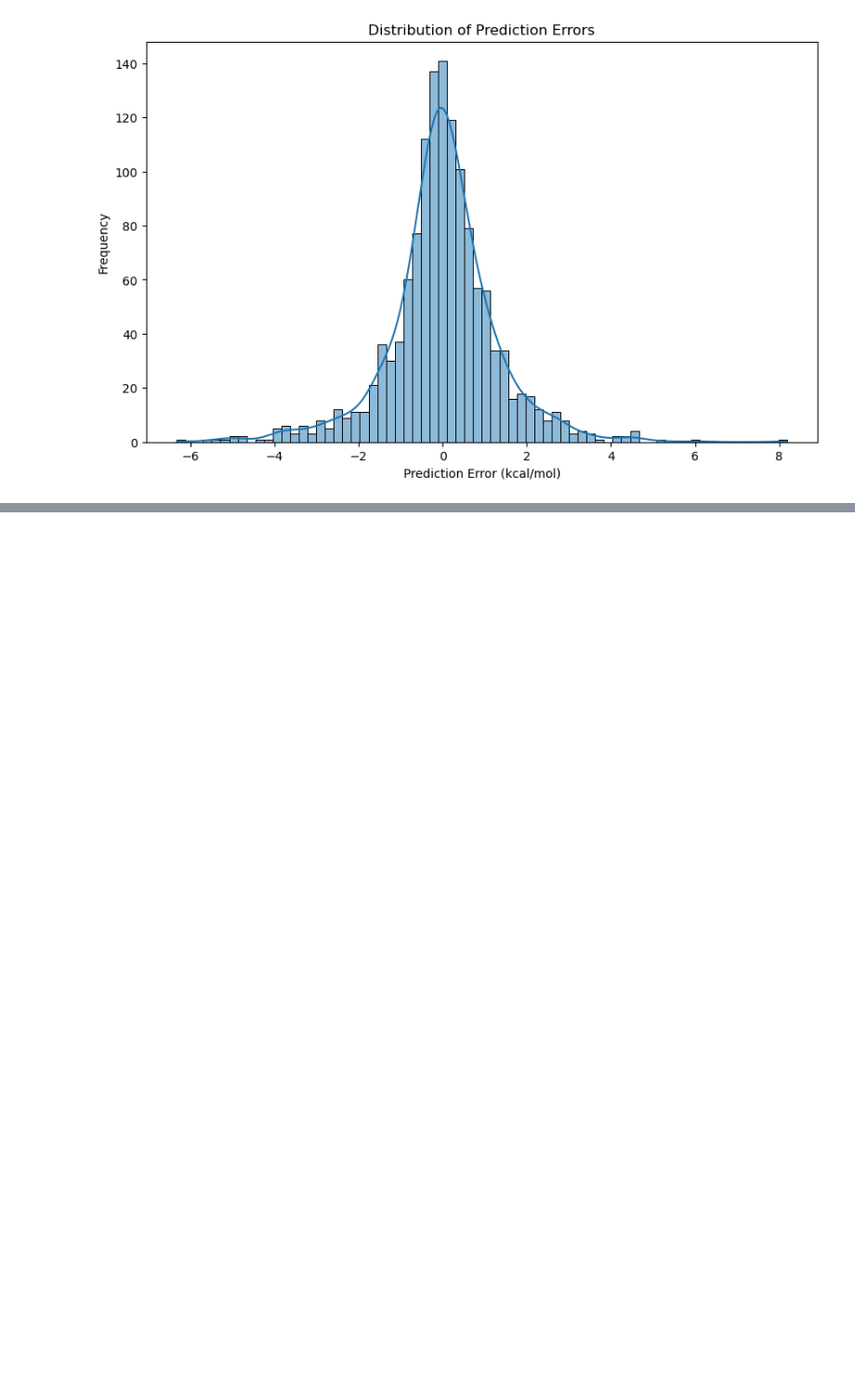
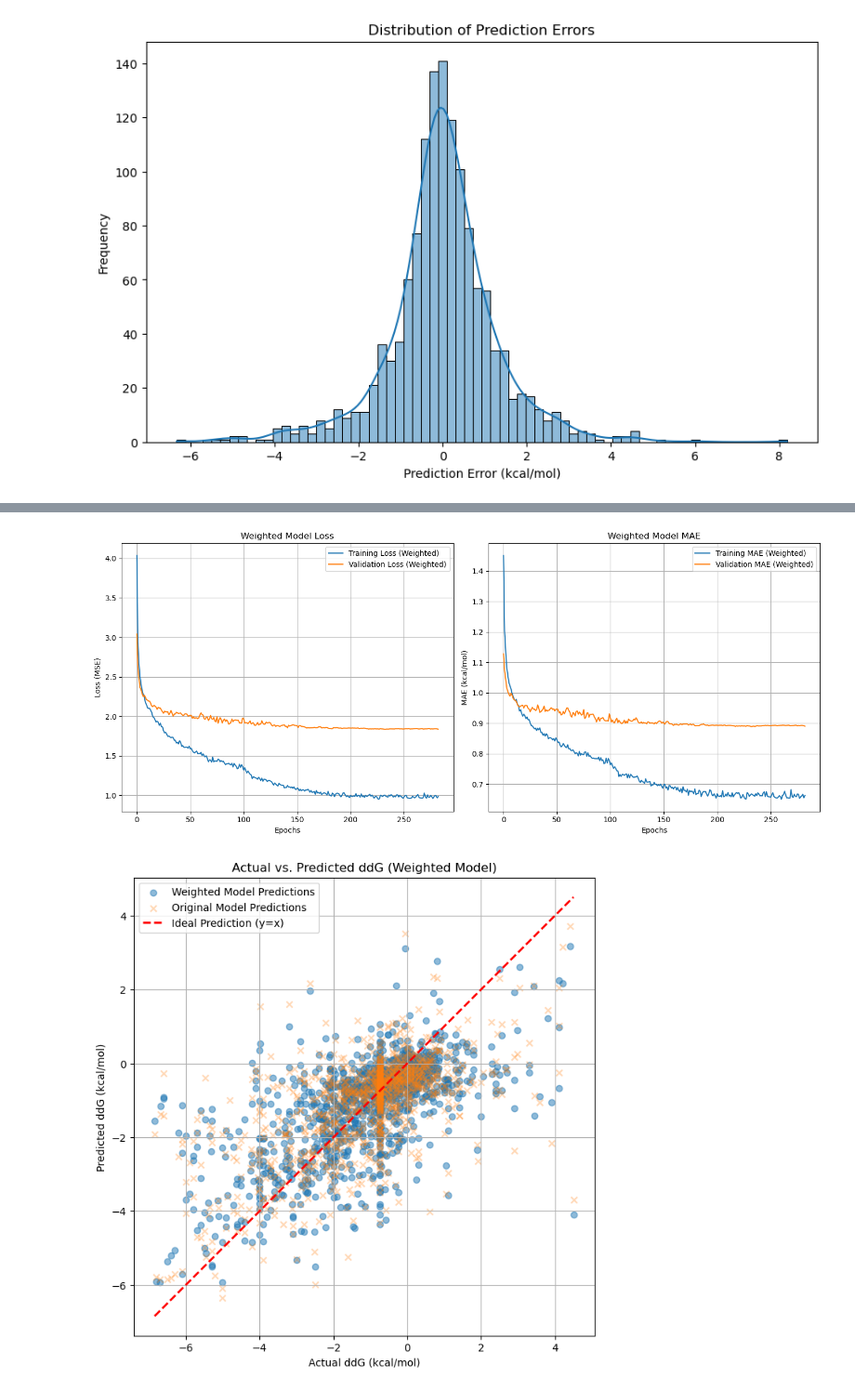
Before and after one commit to parthkhurana07/ProteinStabilityPredictor, a Jupyter notebook: stability_predictor.ipynb, the cells around one changed output, grey strips where cells are left out. Shown at 93% size. Saved outputs shown, nothing was run; the diff lists cells and outputs as text; code cells hidden in the pictures; blank space fills up the shorter version.

Commit message:
Adding weighted model

```diff
--- a/stability_predictor.ipynb
+++ b/stability_predictor.ipynb
@@ -519,15 +519,16 @@ def plot_feature_importance(model, feature_names):
     feature_importance_df = feature_importance_df.sort_values(
         'Importance', ascending=False)
 
-    # Create the plot
-    plt.figure(figsize=(12, 10))
-    sns.barplot(x='Importance', y='Feature',
-                data=feature_importance_df.head(20))  # Show top 20 features
-    plt.title('Top 20 Most Important Features')
-    plt.tight_layout()
-    plt.show()
+    # # Create the plot
+    # plt.figure(figsize=(12, 10))
+    # sns.barplot(x='Importance', y='Feature',
+    #             data=feature_importance_df.head(20))  # Show top 20 features
+    # plt.title('Top 20 Most Important Features')
+    # plt.tight_layout()
+    # plt.show()
 
-    return feature_importance_df.columns.to_list()
+    return feature_importance_df
 
 # Plot feature importance
-plot_feature_importance(model, X.columns)
+feature_importance_scores= plot_feature_importance(model, X.columns)
+print(feature_importance_scores)
@@ -533,0 +739,29 @@ plot_feature_importance(model, X.columns)
+# %%
+# Plot Training History for Weighted Model
+plt.figure(figsize=(14, 6))
+plt.subplot(1, 2, 1)
+plt.plot(history_weighted.history['loss'], label='Training Loss (Weighted)')
+plt.plot(history_weighted.history['val_loss'], label='Validation Loss (Weighted)')
+plt.title('Weighted Model Loss')
+plt.xlabel('Epochs'); plt.ylabel('Loss (MSE)'); plt.legend(); plt.grid(True)
+
+plt.subplot(1, 2, 2)
+plt.plot(history_weighted.history['mae'], label='Training MAE (Weighted)')
+plt.plot(history_weighted.history['val_mae'], label='Validation MAE (Weighted)')
+plt.title('Weighted Model MAE')
+plt.xlabel('Epochs'); plt.ylabel('MAE (kcal/mol)'); plt.legend(); plt.grid(True)
+plt.tight_layout(); plt.show()
+
+# Plot Actual vs Predicted for Weighted Model
+plt.figure(figsize=(8, 8))
+plt.scatter(y_test, y_pred_w, alpha=0.5, label='Weighted Model Predictions')
+plt.scatter(y_test, y_pred, alpha=0.3, label='Original Model Predictions', marker='x') # Optional: overlay original
+min_val = min(y_test.min(), y_pred_w.min(), y_pred.min())
+max_val = max(y_test.max(), y_pred_w.max(), y_pred.max())
+plt.plot([min_val, max_val], [min_val, max_val], 'r--', lw=2, label='Ideal Prediction (y=x)')
+plt.xlabel('Actual ddG (kcal/mol)'); plt.ylabel('Predicted ddG (kcal/mol)')
+plt.title('Actual vs. Predicted ddG (Weighted Model)')
+plt.grid(True); plt.legend(); plt.axis('equal'); plt.show()
+# %% [output]
+[figure, added]
+[figure, added]
```
Also changed, not shown: parts of 5 cells of this notebook.
